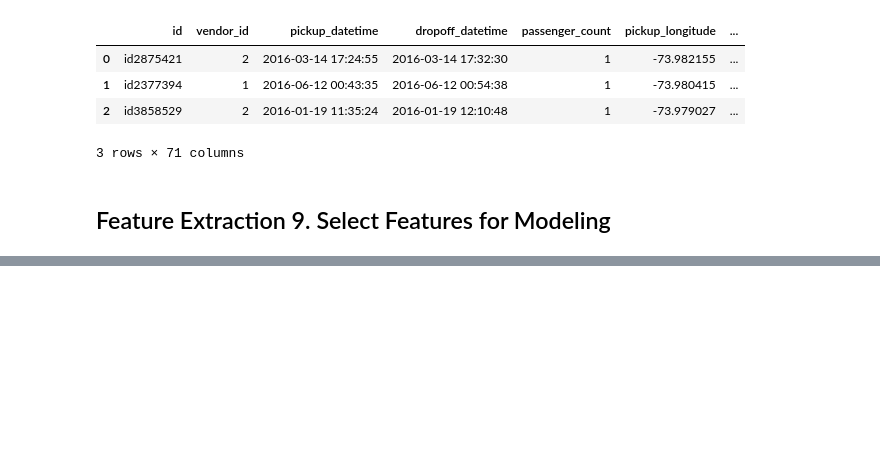
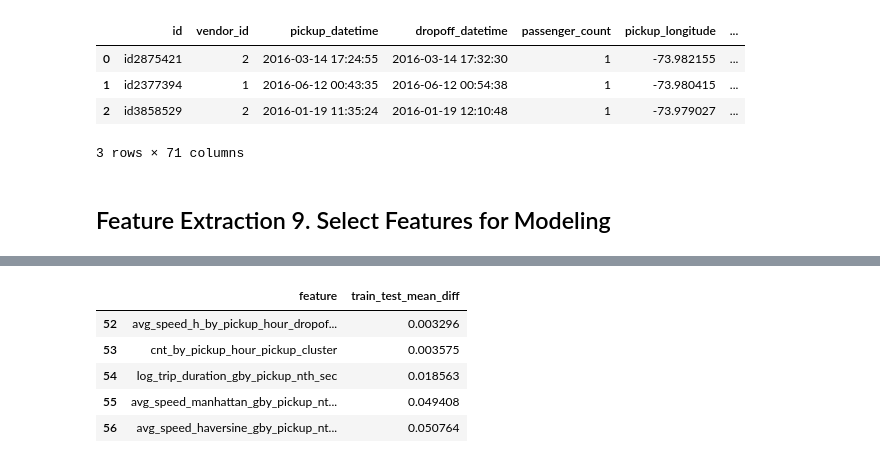
Before and after one commit to sam351/competitions, a Jupyter notebook: kaggle_NY-taxi/200625_NY-taxi_study-03_from-EDA-to-the-Top.ipynb, the cells around one changed output, grey strips where cells are left out. Saved outputs shown, nothing was run; the diff lists cells and outputs as text; code cells hidden in the pictures; blank space fills up the shorter version.

```diff
--- a/kaggle_NY-taxi/200625_NY-taxi_study-03_from-EDA-to-the-Top.ipynb
+++ b/kaggle_NY-taxi/200625_NY-taxi_study-03_from-EDA-to-the-Top.ipynb
@@ -547,0 +574,9 @@ target_feature = train['log_trip_duration']
+# %%
+feature_stats[['feature', 'train_test_mean_diff']].sort_values('train_test_mean_diff').reset_index(drop=True).tail()
+# %% [output]
+|  | feature | train_test_mean_diff |
+| 52 | avg_speed_h_by_pickup_hour_dropof... | 0.003296 |
+| 53 | cnt_by_pickup_hour_pickup_cluster | 0.003575 |
+| 54 | log_trip_duration_gby_pickup_nth_sec | 0.018563 |
+| 55 | avg_speed_manhattan_gby_pickup_nt... | 0.049408 |
+| 56 | avg_speed_haversine_gby_pickup_nt... | 0.050764 |
```
Also changed, not shown: parts of 11 cells of this notebook.
